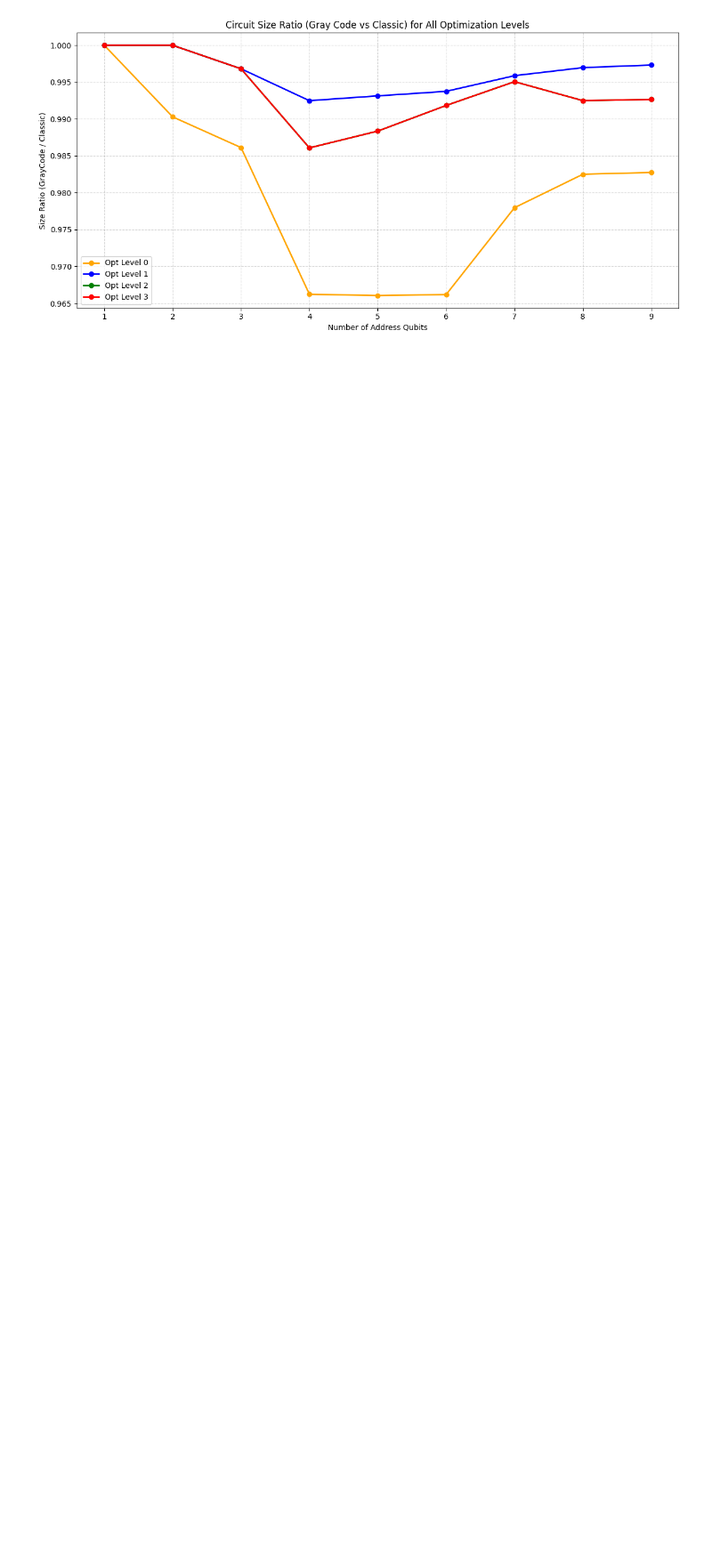
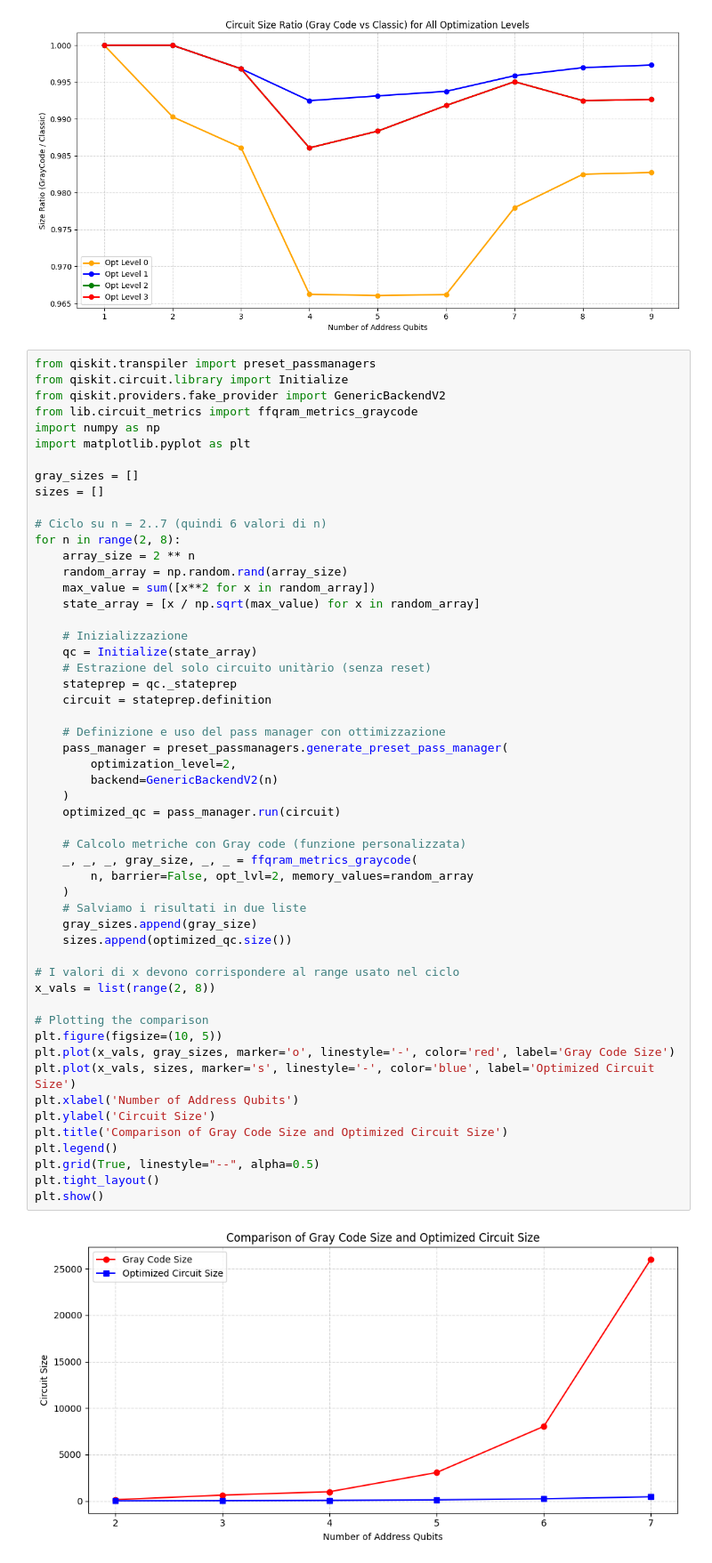
Before and after one commit to daviderossi11/quantum, a Jupyter notebook: quantum/main.ipynb, the cells around one changed output. Shown at 89% size. Drawn from its saved outputs; the diff is of its cells as text; blank space fills up the shorter version.

```diff
--- a/quantum/main.ipynb
+++ b/quantum/main.ipynb
@@ -979,3 +1080,58 @@ plt.tight_layout()
 plt.show()
 # %% [output]
 [figure]
+# %%
+from qiskit.transpiler import preset_passmanagers
+from qiskit.circuit.library import Initialize
+from qiskit.providers.fake_provider import GenericBackendV2
+from lib.circuit_metrics import ffqram_metrics_graycode
+import numpy as np
+import matplotlib.pyplot as plt
+
+gray_sizes = []
+sizes = []
+
+# Ciclo su n = 2..7 (quindi 6 valori di n)
+for n in range(2, 8):
+    array_size = 2 ** n
+    random_array = np.random.rand(array_size)
+    max_value = sum([x**2 for x in random_array])
+    state_array = [x / np.sqrt(max_value) for x in random_array]
+
+    # Inizializzazione
+    qc = Initialize(state_array)
+    # Estrazione del solo circuito unitàrio (senza reset)
+    stateprep = qc._stateprep
+    circuit = stateprep.definition
+
+    # Definizione e uso del pass manager con ottimizzazione
+    pass_manager = preset_passmanagers.generate_preset_pass_manager(
+        optimization_level=2,
+        backend=GenericBackendV2(n)
+    )
+    optimized_qc = pass_manager.run(circuit)
+
+    # Calcolo metriche con Gray code (funzione personalizzata)
+    _, _, _, gray_size, _, _ = ffqram_metrics_graycode(
+        n, barrier=False, opt_lvl=2, memory_values=random_array
+    )
+    # Salviamo i risultati in due liste
+    gray_sizes.append(gray_size)
+    sizes.append(optimized_qc.size())
+
+# I valori di x devono corrispondere al range usato nel ciclo
+x_vals = list(range(2, 8))
+
+# Plotting the comparison
+plt.figure(figsize=(10, 5))
+plt.plot(x_vals, gray_sizes, marker='o', linestyle='-', color='red', label='Gray Code Size')
+plt.plot(x_vals, sizes, marker='s', linestyle='-', color='blue', label='Optimized Circuit Size')
+plt.xlabel('Number of Address Qubits')
+plt.ylabel('Circuit Size')
+plt.title('Comparison of Gray Code Size and Optimized Circuit Size')
+plt.legend()
+plt.grid(True, linestyle="--", alpha=0.5)
+plt.tight_layout()
+plt.show()
+# %% [output]
+[figure, added]
```
Also changed, not shown: parts of 7 cells of this notebook, 15 other files.
